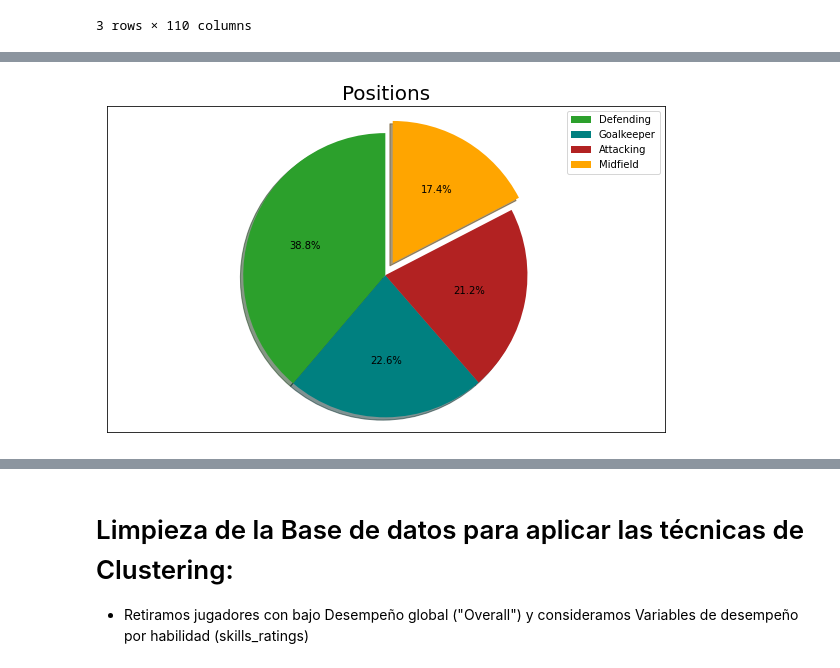
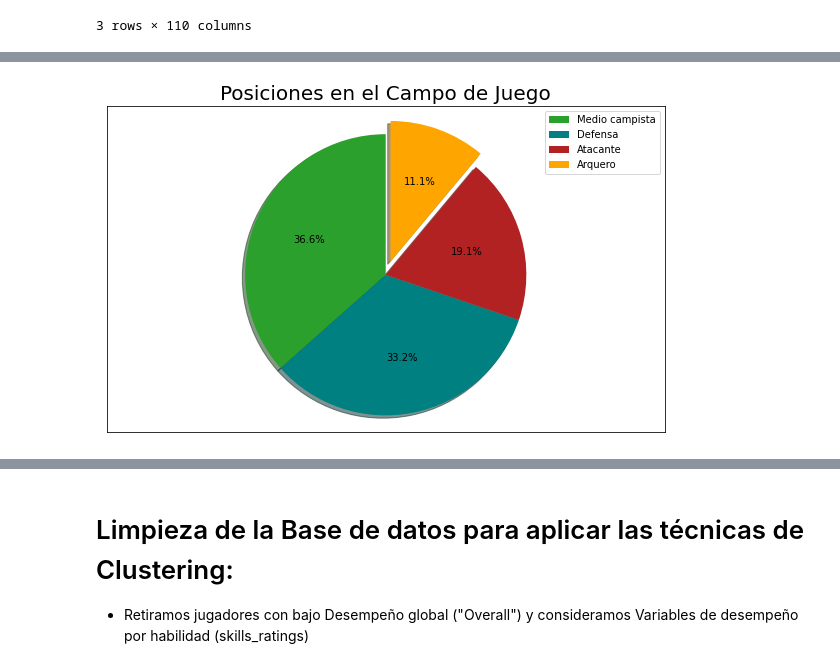
Before and after one commit to Grupo242022/AN_Supervisado_2022, a Jupyter notebook: Práctico_NoSupervisado_fifa2022_G24.ipynb, the cells around one changed output, grey strips where cells are left out. Cells and saved outputs as stored; diff of their text form; code cells hidden in the pictures.

Commit message:
incorporando analisis

```diff
--- a/Práctico_NoSupervisado_fifa2022_G24.ipynb
+++ b/Práctico_NoSupervisado_fifa2022_G24.ipynb
@@ -61,22 +103,25 @@ Name: player_positions, Length: 19239, dtype: object
 # %%
-# https://www.kaggle.com/code/nalkrolu/fifa-19-complete-player-dataset-analysis
-
+# Tipo de jugador - atributos dentro de la variable posicion de jugador:
 DEFENDING = ["CB","LB","LCB","LWB","RB","RCB","RWB"]
 MIDFIELD = ["CAM","CDM","CM","LAM","LCM","LDM","LM","RAM","RCM","RDM","RM"]
 ATTACKING = ["CF","LF","RF","RS","RW","LW","LS","ST"]
 GOALKEEPER = ["GK"]
 
+# almacenando estos en un listado
 main = []
 
 for i in df["player_positions"]:
-    if i in DEFENDING:
-        main.append("Defending")
-    elif i in MIDFIELD:
-        main.append("Midfield")
-    elif i in ATTACKING:
-        main.append("Attacking")
-    elif i in GOALKEEPER:
-        main.append("Goalkeeper")
+    if set(i.split(',')).intersection(DEFENDING):
+        main.append("Defensa")
+
+    elif set(i.split(',')).intersection(MIDFIELD):
+        main.append("Medio campista")
+    elif set(i.split(',')).intersection(ATTACKING):
+        main.append("Atacante")
+    elif set(i.split(',')).intersection(GOALKEEPER):
+        main.append("Arquero")
     else:
         main.append(np.nan)
-df["Main Position"] = main
+
+# Incorporando en el conjunto de datos
+df["Main_Position"] = main
@@ -83,14 +143,15 @@ df["Main Position"] = main
 # %%
-labels  = df["Main Position"].value_counts().index
-sizes   = df["Main Position"].value_counts().values
+labels  = df["Main_Position"].value_counts().index
+sizes   = df["Main_Position"].value_counts().values
 explode = (0,0,0,0.1)
 plt.figure(figsize=(10,6))
-plt.pie(x=sizes,explode=explode,autopct='%1.1f%%',shadow=True, startangle=90, frame=True,colors=["tab:green","teal","firebrick","orange"])
+plt.pie(x=sizes,explode=explode,autopct='%1.1f%%',shadow=True,
+        startangle=90, frame=True,colors=["tab:green","teal","firebrick","orange"])
 plt.axis('equal')
 plt.legend(labels)
-plt.title("Positions",fontsize=20)
+plt.title("Posiciones en el Campo de Juego",fontsize=20)
 plt.xticks([])
 plt.yticks([])
 plt.show()
 # %% [output]
-[figure, old version]
+[figure, new version]
```
Also changed, not shown: parts of 27 cells of this notebook.
